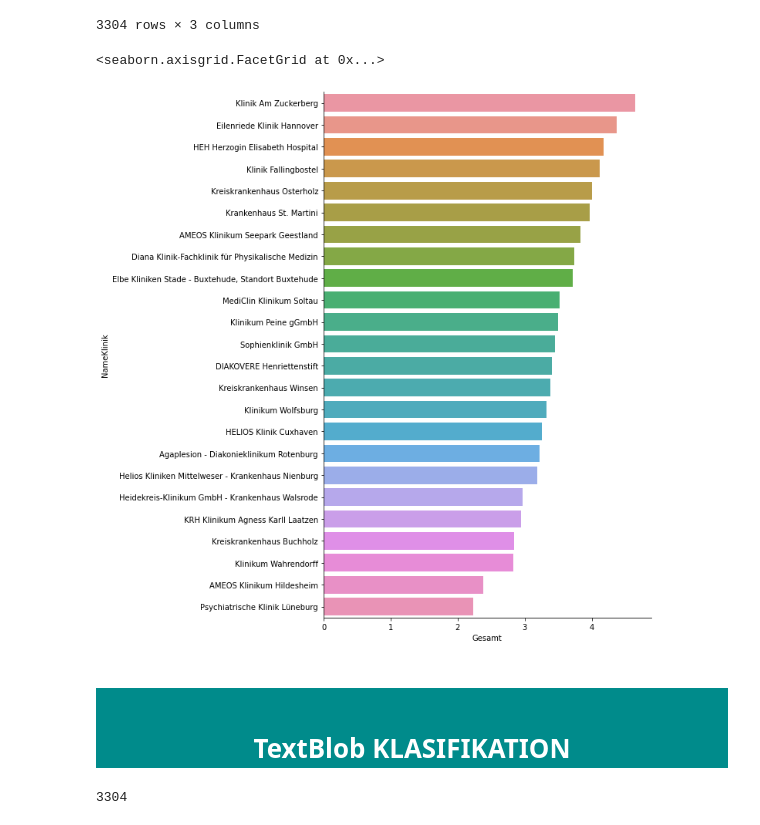
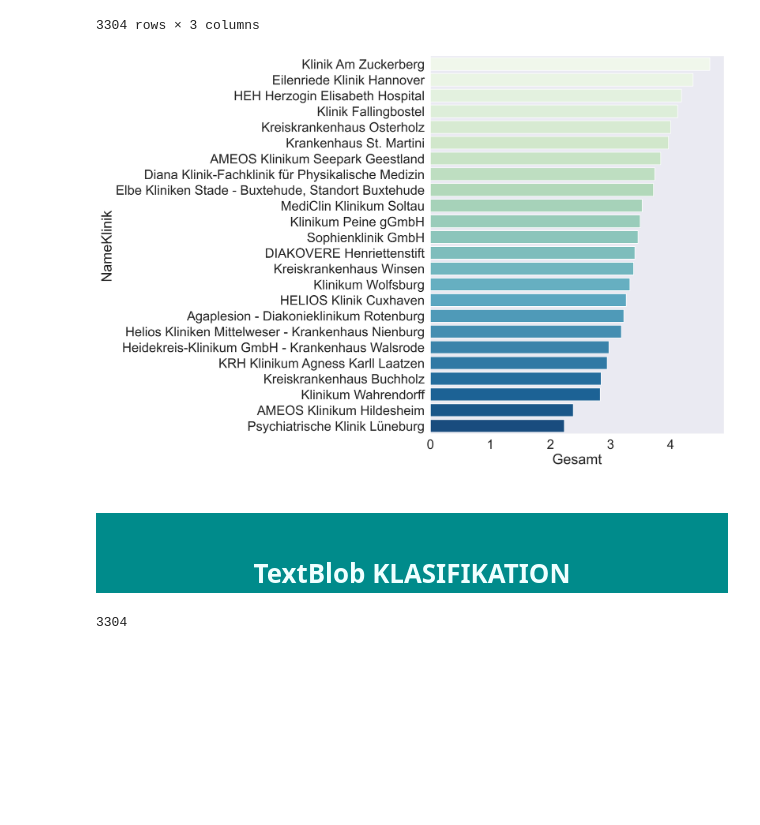
Before and after one commit to yigitbun/Finishing_Project, a Jupyter notebook: KB_Sentiment_Analyse/KB_Reinigung.ipynb, the cells around one changed output. Cells and saved outputs as stored; diff of their text form; code cells hidden in the pictures; blank space fills up the shorter version.

```diff
--- a/KB_Sentiment_Analyse/KB_Reinigung.ipynb
+++ b/KB_Sentiment_Analyse/KB_Reinigung.ipynb
@@ -265,12 +266,12 @@ kb_means = kb_stars.groupby(['NameKlinik'], as_index=False)['Gesamt'].mean()
 kb_means = kb_means.sort_values(by='Gesamt', ascending=False)
 # %%
 kb_means = kb_means.sort_values('Gesamt',ascending=False)
-sns.catplot(x="Gesamt",y="NameKlinik",data = kb_means, kind="bar", height=10, aspect=1)
+sns.catplot(x="Gesamt",y="NameKlinik",data = kb_means, kind="bar", height=10, aspect=1.5, palette='GnBu')
+plt.savefig('kliniks.png', format='png')
 # %% [output]
-<seaborn.axisgrid.FacetGrid at 0x...>
-[figure, old version]
+[figure, new version]
 # %% [markdown]
-<h1 style="text-align:center;font-family:tahoma;color:white;background-color:DarkCyan"><br>TextBlob KLASIFIKATION<br></h1>
+<h1 style="text-align:center;font-family:tahoma;color:azure;background-color:DarkCyan"><br>TextBlob KLASIFIKATION<br></h1>
 # %%
 reviews = [str(a) for a in df['Erfahrungsbericht']]
 resultPolarity = []
```
Also changed, not shown: parts of 20 cells of this notebook, 14 other files.
